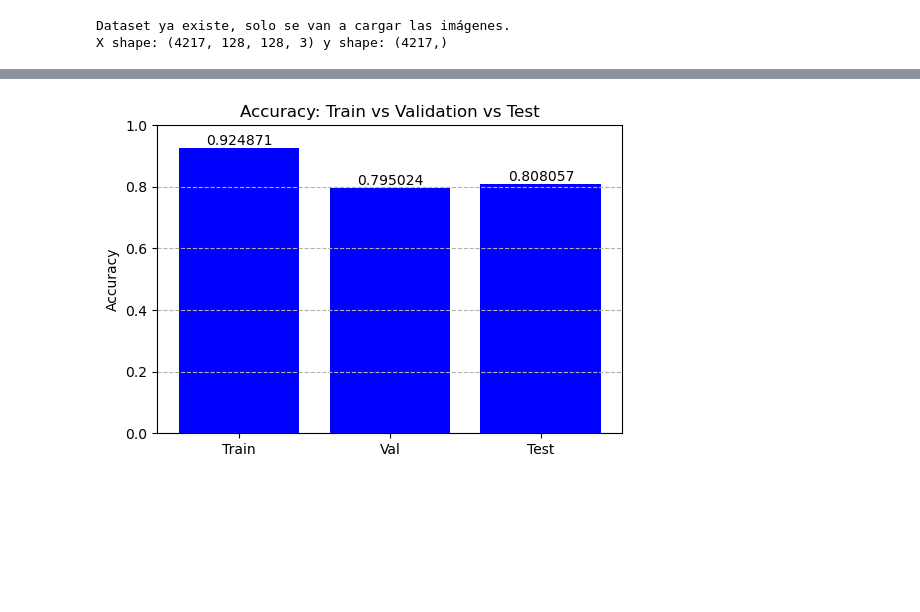
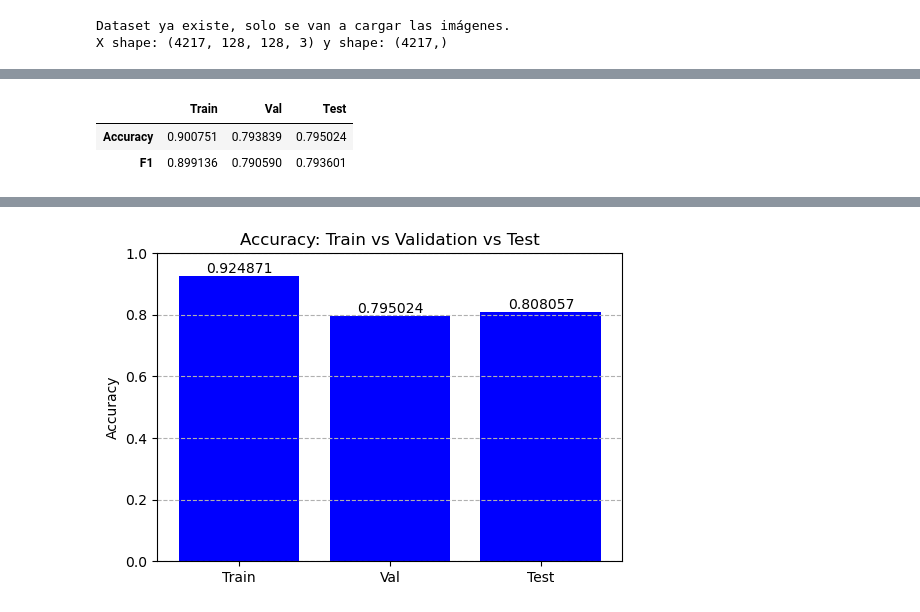
Before and after one commit to ropas5/eye_diseases_classification_trabajo_DL, a Jupyter notebook: notebooks/modelo_3.ipynb, the cells around one changed output, grey strips where cells are left out. Saved outputs shown, nothing was run; the diff lists cells and outputs as text; code cells hidden in the pictures; blank space fills up the shorter version.

```diff
--- a/notebooks/modelo_3.ipynb
+++ b/notebooks/modelo_3.ipynb
@@ -59,6 +59,12 @@ plt.show()
 import pandas as pd
 import numpy as np
 from sklearn.metrics import accuracy_score,f1_score
+
+datasets = {
+    "Train": (X_train, y_train),
+    "Val": (X_val, y_val),
+    "Test": (X_test, y_test)
+}
 
 def evaluate(model, X, y):
     #Convertir a enteros
@@ -71,16 +77,16 @@ def evaluate(model, X, y):
     f1 = f1_score(y_true, y_pred, average="weighted")
     return acc, f1
 
-def crear_df_metricas(model = model, X_train= X_train, X_val = X_val, X_test = X_test, y_train = y_train, y_val = y_val, y_test = y_test):
-    #Obtenemos las metricas
-    acc_train, f1_train = evaluate(model, X_train, y_train)
-    acc_val, f1_val = evaluate(model, X_val, y_val)
-    acc_test, f1_test = evaluate(model, X_test, y_test)
 
-    #Creamos el dataframe
-    df = pd.DataFrame(
-                {"Train":[acc_train, f1_train],
-                "Val":[acc_val, f1_val],
-                "Test":[acc_test,f1_test]},
-                index = ["Accuracy", "F1"])
-    return  df
+def crear_df_metricas(model, datasets):
+    results = {}
+    for split_name, (X, y) in datasets.items():
+        acc, f1 = evaluate(model, X, y)
+        results[split_name] = [acc, f1]
+
+    df = pd.DataFrame(results, index=["Accuracy", "F1"])
+    return df
+
+df = crear_df_metricas(model, datasets)
+df
+# %% [output]
@@ -86,0 +96,3 @@ def crear_df_metricas(model = model, X_train= X_train, X_val = X_val, X_test = X
+|  | Train | Val | Test |
+| Accuracy | 0.900751 | 0.793839 | 0.795024 |
+| F1 | 0.899136 | 0.790590 | 0.793601 |
```
Also changed, not shown: parts of 5 cells of this notebook.
